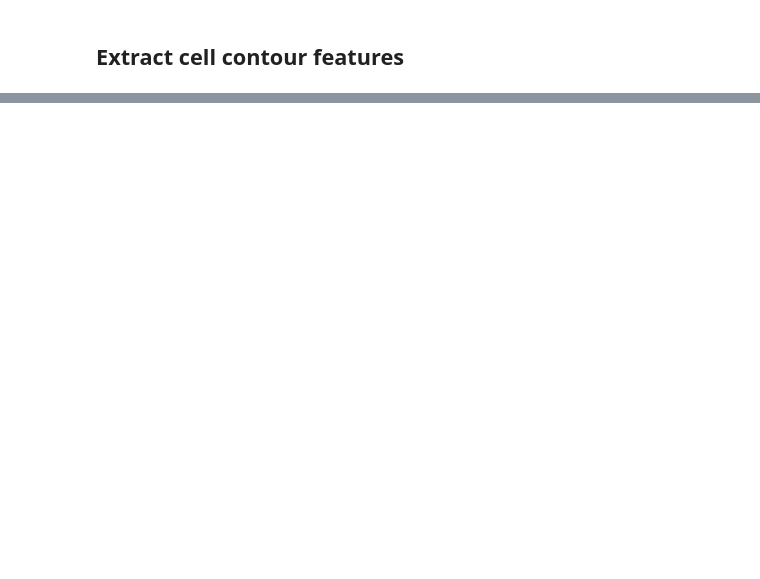
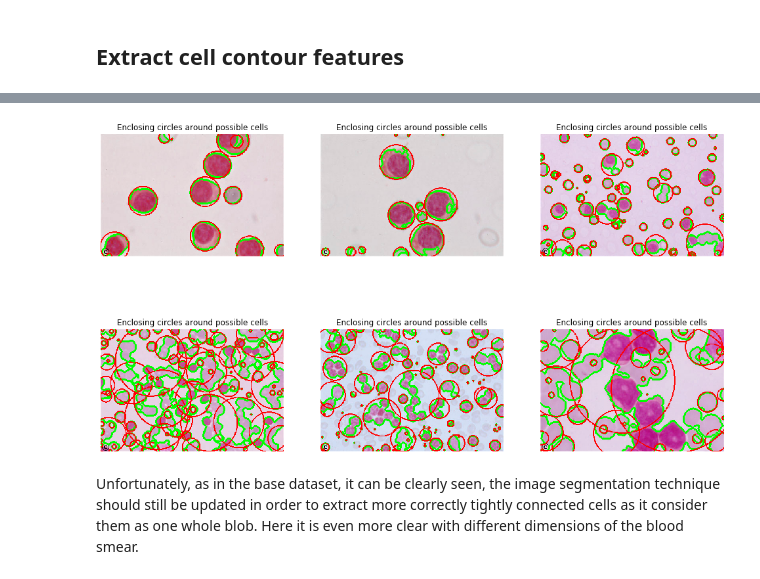
Before and after one commit to teodora-petkova/artificial-intelligence-course, a Jupyter notebook: Data-Science/Trials/Blood Cells Features Extraction.ipynb, the cells around one changed output, grey strips where cells are left out. Saved outputs shown, nothing was run; the diff lists cells and outputs as text; code cells hidden in the pictures; blank space fills up the shorter version.

```diff
--- a/Data-Science/Trials/Blood Cells Features Extraction.ipynb
+++ b/Data-Science/Trials/Blood Cells Features Extraction.ipynb
@@ -303,6 +353 @@ Now, let's try with some different dataset and see whether the segmentation is a
 The other dataset is actually an online atlas - Hematology Atlas with a few images of blood smears in case of leukemias.
-# %%
-URL2 = "http://www.hematologyatlas.com/leukemias/"
-PATH = "./data/hematology_atlas/"
-test_image = read_image_by_url(URL2 + "1.jpg")
-plot_image(test_image, "Test Blood Smear Image")
@@ -311,3 +353,0 @@ plot_image(test_image, "Test Blood Smear Image")
-# %%
-test_image_edges = find_cell_edges(test_image)
-image_contours = draw_contours_by_edges(test_image, test_image_edges)
@@ -321,0 +354,20 @@ image_contours = draw_contours_by_edges(test_image, test_image_edges)
+# %%
+URL2 = "http://www.hematologyatlas.com/leukemias/"
+PATH = "./data/hematology_atlas/"
+_, axes_tuples = plt.subplots(2, 3, figsize = (17, 10))
+axes = [ax for t in axes_tuples for ax in t]
+a = 45
+b = a + len(axes)+1
+for i in range(a, b):
+    test_image = read_image_by_url(URL2 + str(i) + ".jpg")
+    #plot_image(test_image, "Test Blood Smear Image " + str(i),
+    #           plot_axis = axes[i-1], show_figure = False)
+    test_image_edges = find_cell_edges(test_image, show_steps = False)
+    image_contours = draw_contours_by_edges(test_image, test_image_edges,
+                                            plot_axis = axes[i-a-1],
+                                            show_figure = False)
+plt.show()
+# %% [output]
+[figure, added]
+# %% [markdown]
+Unfortunately, as in the base dataset, it can be clearly seen, the image segmentation technique should still be updated in order to extract more correctly tightly connected cells as it consider them as one whole blob. Here it is even more clear with different dimensions of the blood smear.
```
Also changed, not shown: parts of 25 cells of this notebook.
